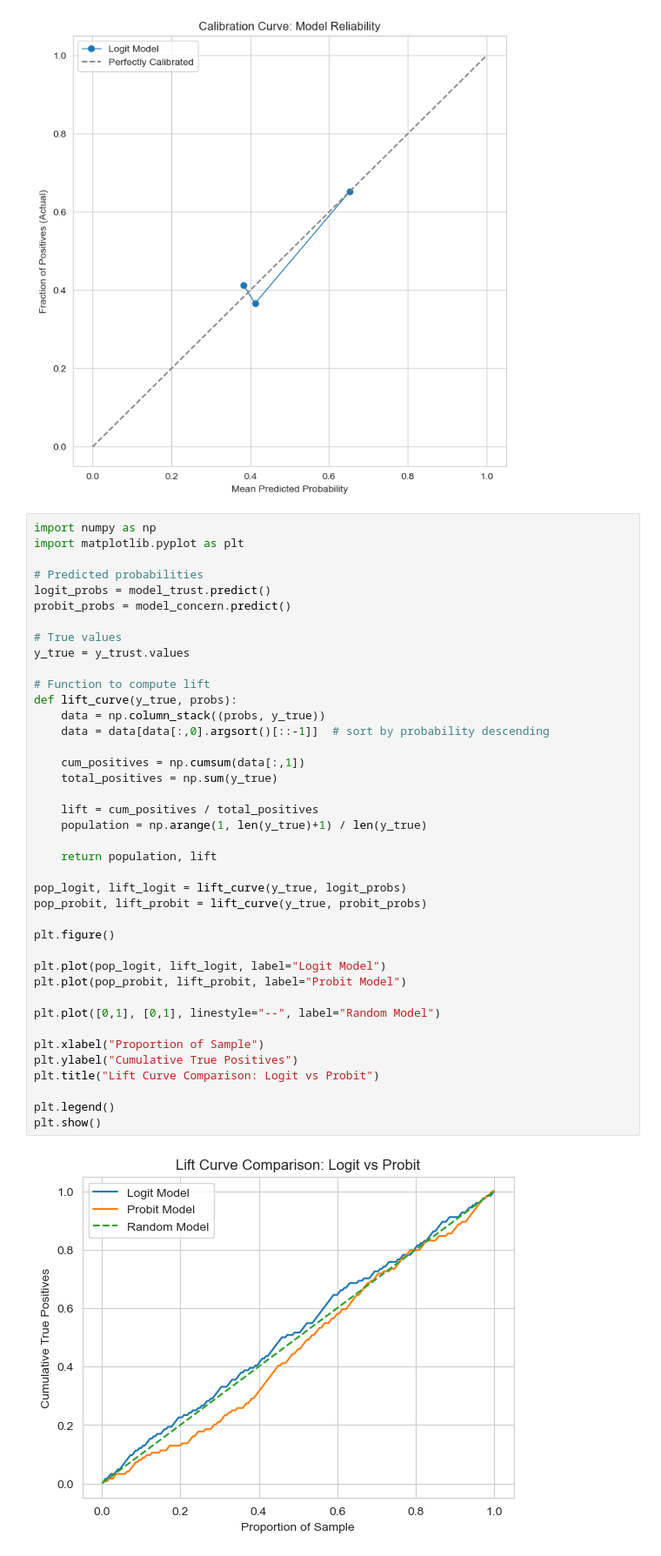
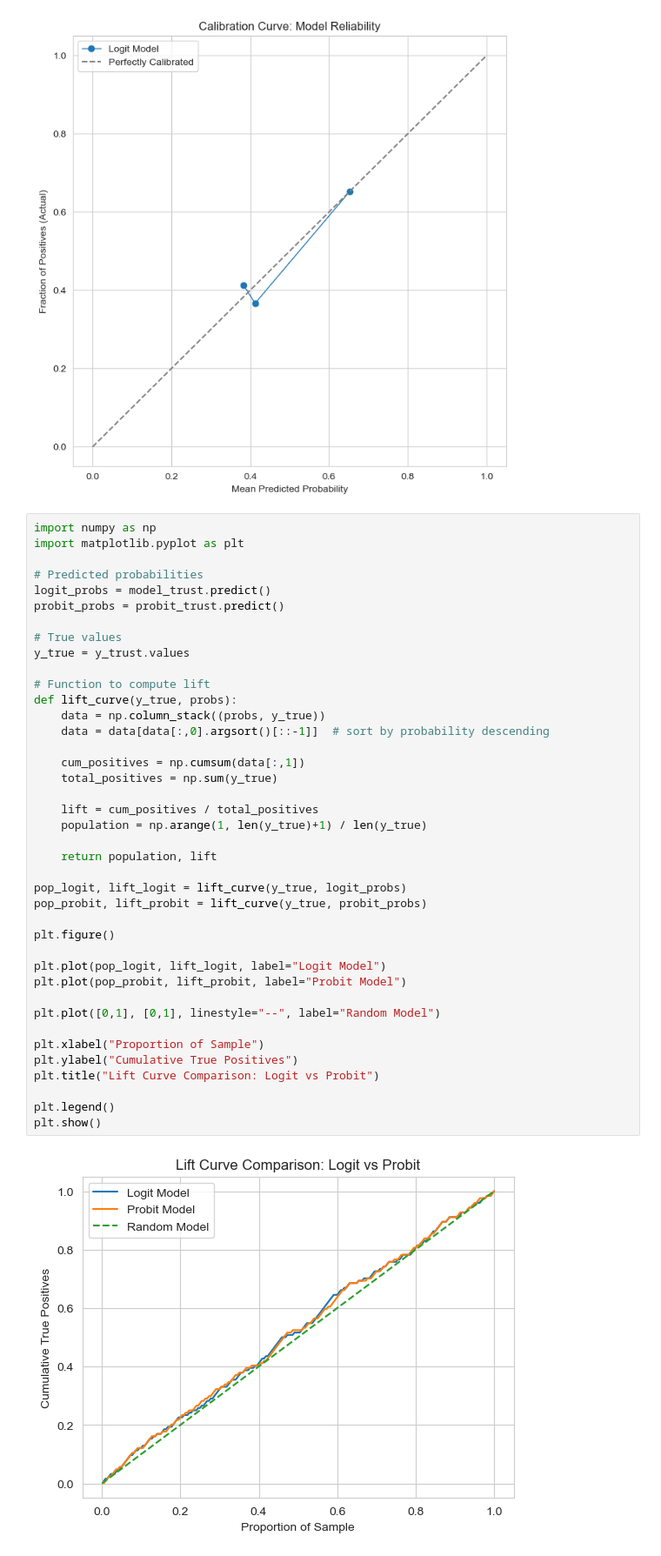
Before and after one commit to acdas10/AI-Recommendation-and-Trust, a Jupyter notebook: hypothesis_testing_understanding verification.ipynb, the cells around one changed output. Shown at 87% size. Drawn from its saved outputs; the diff is of its cells as text.

Commit message:
probit_trust updated

```diff
--- a/hypothesis_testing_understanding verification.ipynb
+++ b/hypothesis_testing_understanding verification.ipynb
@@ -835,7 +835,7 @@ import matplotlib.pyplot as plt
 
 # Predicted probabilities
 logit_probs = model_trust.predict()
-probit_probs = model_concern.predict()
+probit_probs = probit_trust.predict()
 
 # True values
 y_true = y_trust.values
@@ -843,31 +843,31 @@ y_true = y_trust.values
 # Function to compute lift
 def lift_curve(y_true, probs):
     data = np.column_stack((probs, y_true))
     data = data[data[:,0].argsort()[::-1]]  # sort by probability descending
 
     cum_positives = np.cumsum(data[:,1])
     total_positives = np.sum(y_true)
 
     lift = cum_positives / total_positives
     population = np.arange(1, len(y_true)+1) / len(y_true)
 
     return population, lift
 
 pop_logit, lift_logit = lift_curve(y_true, logit_probs)
 pop_probit, lift_probit = lift_curve(y_true, probit_probs)
 
 plt.figure()
 
 plt.plot(pop_logit, lift_logit, label="Logit Model")
 plt.plot(pop_probit, lift_probit, label="Probit Model")
 
 plt.plot([0,1], [0,1], linestyle="--", label="Random Model")
 
 plt.xlabel("Proportion of Sample")
 plt.ylabel("Cumulative True Positives")
 plt.title("Lift Curve Comparison: Logit vs Probit")
 
 plt.legend()
 plt.show()
 # %% [output]
-[figure, old version]
+[figure, new version]
```
Also changed, not shown: parts of 6 cells of this notebook.
